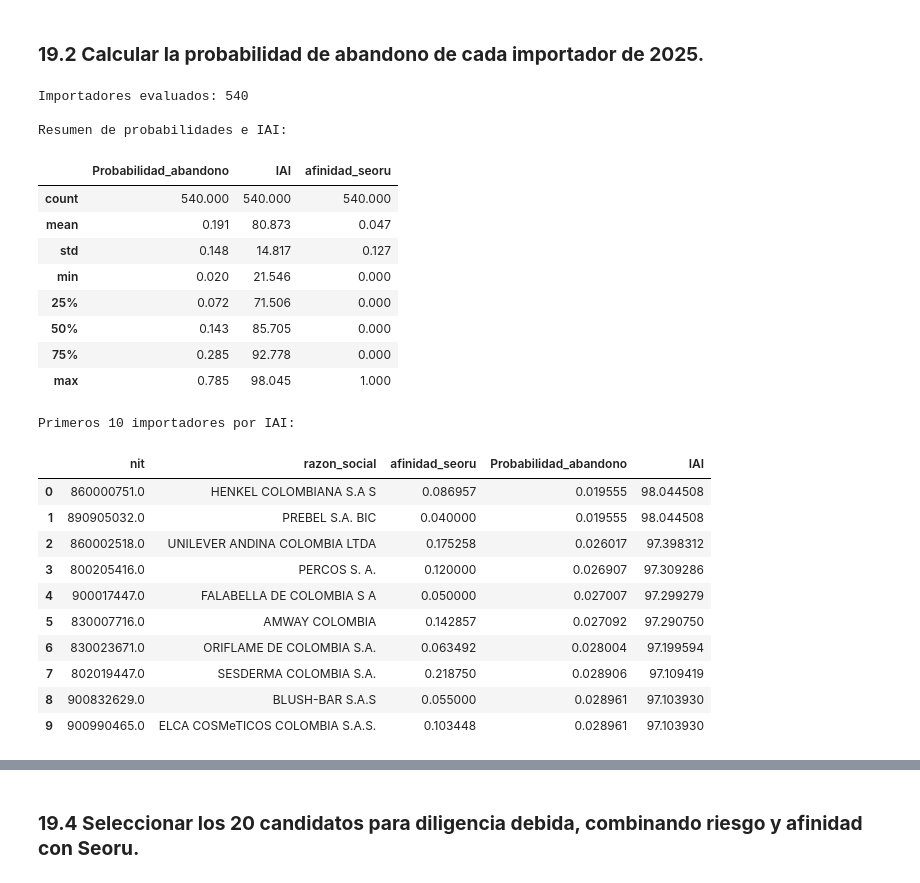
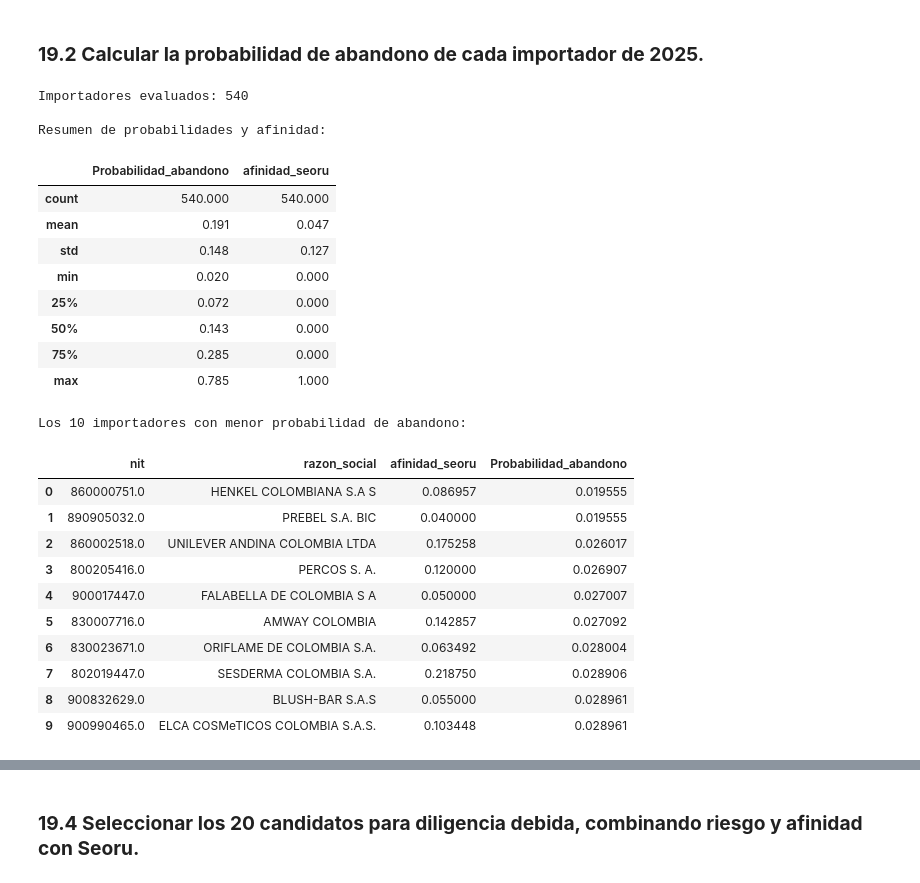
Before and after one commit to marigutierrezb/GlowUp-Radar, a Jupyter notebook: colab/GlowUp_Entrega2.ipynb, the cells around one changed output, grey strips where cells are left out. Cells and saved outputs as stored; diff of their text form; code cells hidden in the pictures.

```diff
--- a/colab/GlowUp_Entrega2.ipynb
+++ b/colab/GlowUp_Entrega2.ipynb
@@ -1702,56 +1700,53 @@ Tasa de abandono histórica: 0.206
 # %%
 # Probabilidad estimada de abandono durante 2026
 prob_abandono_2026 = modelo_radar.predict_proba(X_radar)[:, 1]
 
 # Construir tabla del radar
 radar_2026 = radar[
     ["nit", "razon_social", "afinidad_seoru"]
 ].copy()
 
 radar_2026["Probabilidad_abandono"] = prob_abandono_2026
 
-# Índice de arraigo importador: probabilidad de permanencia
-radar_2026["IAI"] = 100 * (1 - radar_2026["Probabilidad_abandono"])
-
-# Ordenar de mayor a menor arraigo
+# Ordenar de menor a mayor probabilidad de abandono
 radar_2026 = radar_2026.sort_values(
-    "IAI", ascending=False
+    "Probabilidad_abandono", ascending=True
 ).reset_index(drop=True)
 
 # Revisar resultados
 print("Importadores evaluados:", len(radar_2026))
-print("\nResumen de probabilidades e IAI:")
+print("\nResumen de probabilidades y afinidad:")
 display(
     radar_2026[
-        ["Probabilidad_abandono", "IAI", "afinidad_seoru"]
+        ["Probabilidad_abandono", "afinidad_seoru"]
     ].describe().round(3)
 )
 
-print("\nPrimeros 10 importadores por IAI:")
+print("\nLos 10 importadores con menor probabilidad de abandono:")
 display(radar_2026.head(10))
 # %% [output]
 Importadores evaluados: 540
 
-Resumen de probabilidades e IAI:
+Resumen de probabilidades y afinidad:
-|  | Probabilidad_abandono | IAI | afinidad_seoru |
-| count | 540.000 | 540.000 | 540.000 |
-| mean | 0.191 | 80.873 | 0.047 |
-| std | 0.148 | 14.817 | 0.127 |
-| min | 0.020 | 21.546 | 0.000 |
-| 25% | 0.072 | 71.506 | 0.000 |
-| 50% | 0.143 | 85.705 | 0.000 |
-| 75% | 0.285 | 92.778 | 0.000 |
-| max | 0.785 | 98.045 | 1.000 |
+|  | Probabilidad_abandono | afinidad_seoru |
+| count | 540.000 | 540.000 |
+| mean | 0.191 | 0.047 |
+| std | 0.148 | 0.127 |
+| min | 0.020 | 0.000 |
+| 25% | 0.072 | 0.000 |
+| 50% | 0.143 | 0.000 |
+| 75% | 0.285 | 0.000 |
+| max | 0.785 | 1.000 |
-Primeros 10 importadores por IAI:
+Los 10 importadores con menor probabilidad de abandono:
-|  | nit | razon_social | afinidad_seoru | Probabilidad_abandono | IAI |
-| 0 | 860000751.0 | HENKEL COLOMBIANA S.A S | 0.086957 | 0.019555 | 98.044508 |
-| 1 | 890905032.0 | PREBEL S.A. BIC | 0.040000 | 0.019555 | 98.044508 |
-| 2 | 860002518.0 | UNILEVER ANDINA COLOMBIA LTDA | 0.175258 | 0.026017 | 97.398312 |
-| 3 | 800205416.0 | PERCOS S. A. | 0.120000 | 0.026907 | 97.309286 |
-| 4 | 900017447.0 | FALABELLA DE COLOMBIA S A | 0.050000 | 0.027007 | 97.299279 |
-| 5 | 830007716.0 | AMWAY COLOMBIA | 0.142857 | 0.027092 | 97.290750 |
-| 6 | 830023671.0 | ORIFLAME DE COLOMBIA S.A. | 0.063492 | 0.028004 | 97.199594 |
-| 7 | 802019447.0 | SESDERMA COLOMBIA S.A. | 0.218750 | 0.028906 | 97.109419 |
-| 8 | 900832629.0 | BLUSH-BAR S.A.S | 0.055000 | 0.028961 | 97.103930 |
-| 9 | 900990465.0 | ELCA COSMeTICOS COLOMBIA S.A.S. | 0.103448 | 0.028961 | 97.103930 |
+|  | nit | razon_social | afinidad_seoru | Probabilidad_abandono |
+| 0 | 860000751.0 | HENKEL COLOMBIANA S.A S | 0.086957 | 0.019555 |
+| 1 | 890905032.0 | PREBEL S.A. BIC | 0.040000 | 0.019555 |
+| 2 | 860002518.0 | UNILEVER ANDINA COLOMBIA LTDA | 0.175258 | 0.026017 |
+| 3 | 800205416.0 | PERCOS S. A. | 0.120000 | 0.026907 |
+| 4 | 900017447.0 | FALABELLA DE COLOMBIA S A | 0.050000 | 0.027007 |
+| 5 | 830007716.0 | AMWAY COLOMBIA | 0.142857 | 0.027092 |
+| 6 | 830023671.0 | ORIFLAME DE COLOMBIA S.A. | 0.063492 | 0.028004 |
+| 7 | 802019447.0 | SESDERMA COLOMBIA S.A. | 0.218750 | 0.028906 |
+| 8 | 900832629.0 | BLUSH-BAR S.A.S | 0.055000 | 0.028961 |
+| 9 | 900990465.0 | ELCA COSMeTICOS COLOMBIA S.A.S. | 0.103448 | 0.028961 |
 # %% [markdown]
```
Also changed, not shown: parts of 52 cells of this notebook.
